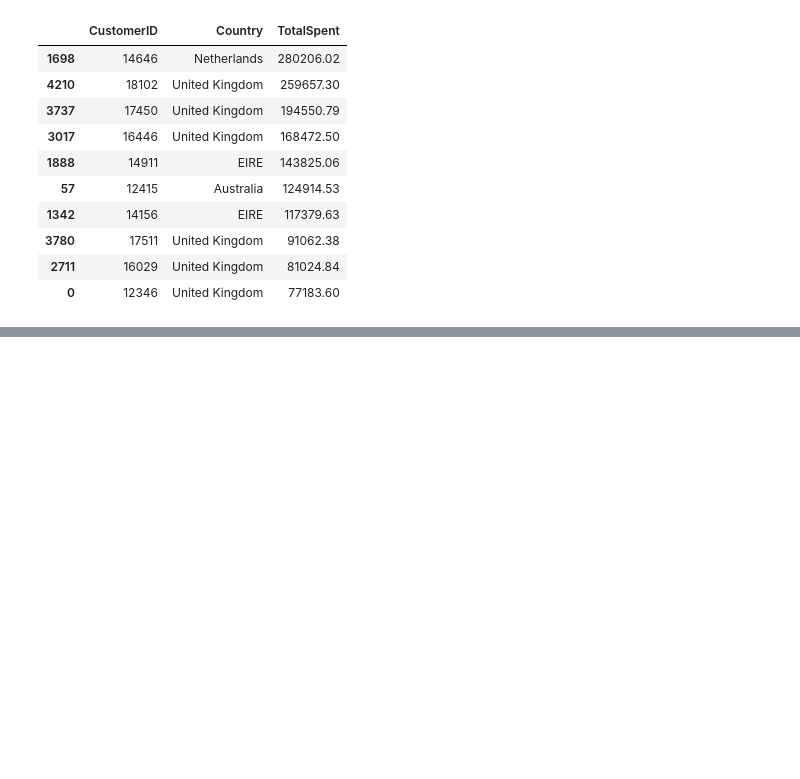
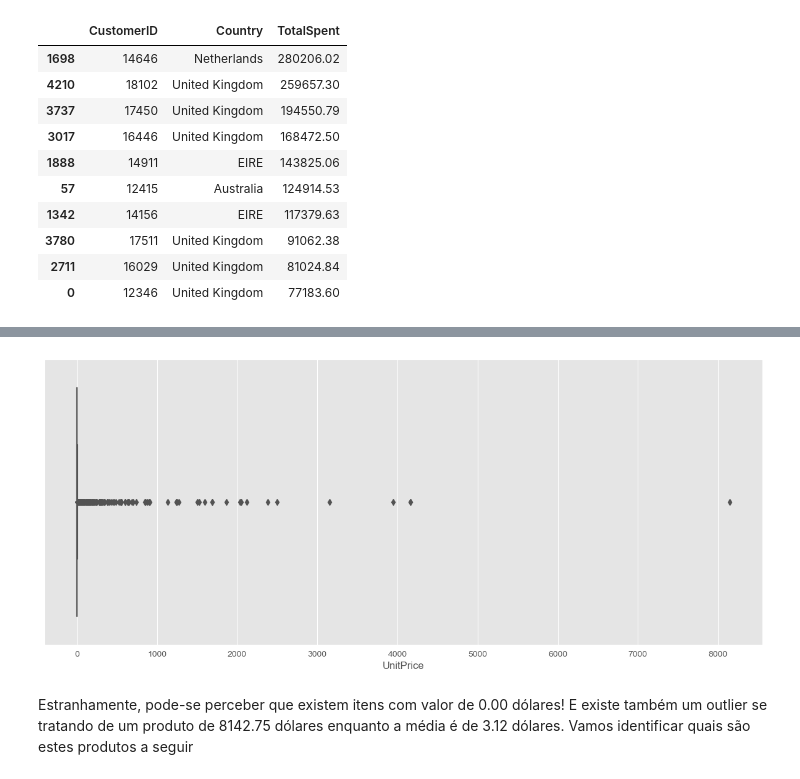
Before and after one commit to lucasmirachi/analise_produto_e_varejo, a Jupyter notebook: Análise Produto e Varejo.ipynb, the cells around one changed output, grey strips where cells are left out. Saved outputs shown, nothing was run; the diff lists cells and outputs as text; code cells hidden in the pictures; blank space fills up the shorter version.

```diff
--- a/Análise Produto e Varejo.ipynb
+++ b/Análise Produto e Varejo.ipynb
@@ -306,0 +373,8 @@ dinheiro_gasto.head(10)
+# %%
+plt.subplots(figsize=(15,6))
+sns.boxplot(df2.UnitPrice)
+plt.show()
+# %% [output]
+[figure, added]
+# %% [markdown]
+Estranhamente, pode-se perceber que existem itens com valor de 0.00 dólares! E existe também um outlier se tratando de um produto de 8142.75 dólares enquanto a média é de 3.12 dólares. Vamos identificar quais são estes produtos a seguir
```
Also changed, not shown: parts of 44 cells of this notebook.
